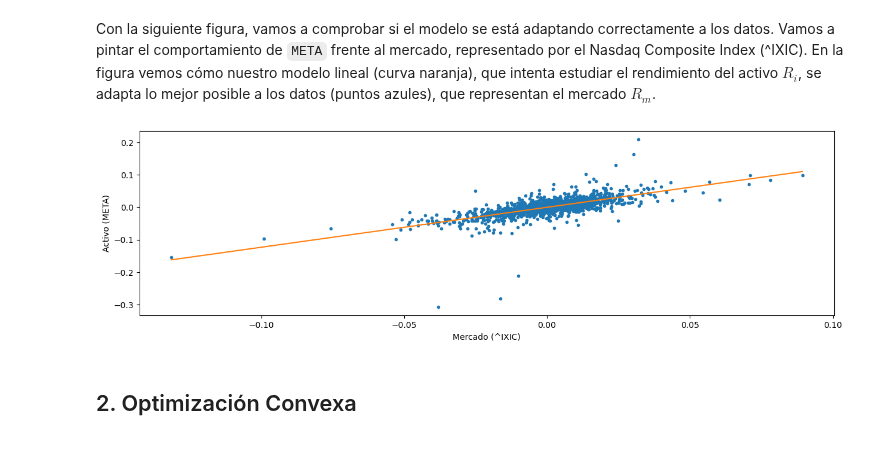
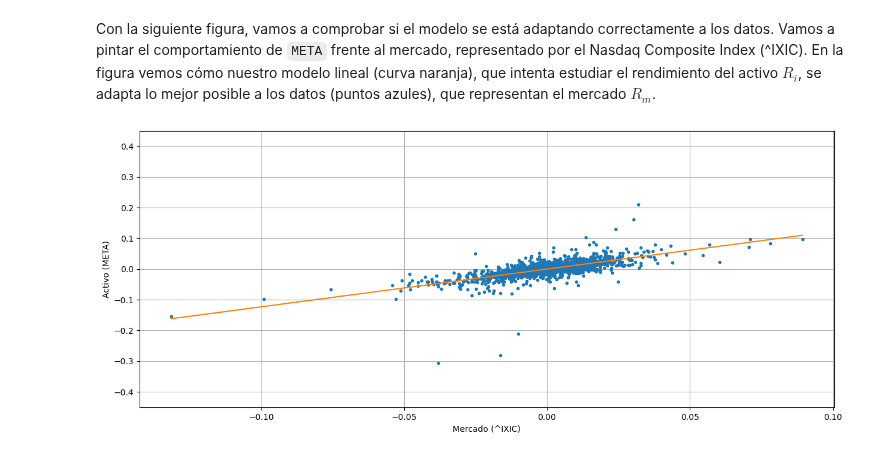
Before and after one commit to alfonso-santos/microcredencial-carteras-python-2023, a Jupyter notebook: Tema_3_Markowitz/src/optimizacion-Intro.ipynb, the cells around one changed output. Saved outputs shown, nothing was run; the diff lists cells and outputs as text; code cells hidden in the pictures.

```diff
--- a/Tema_3_Markowitz/src/optimizacion-Intro.ipynb
+++ b/Tema_3_Markowitz/src/optimizacion-Intro.ipynb
@@ -153,13 +161,13 @@ Comprobamos si coincide con la beta que nos da yahoo finance:
 # %% [markdown]
 Con la siguiente figura, vamos a comprobar si el modelo se está adaptando correctamente a los datos. Vamos a pintar el comportamiento de `META` frente al mercado, representado por el Nasdaq Composite Index (^IXIC). En la figura vemos cómo nuestro modelo lineal (curva naranja), que intenta estudiar el rendimiento del activo $R_i$, se adapta lo mejor posible a los datos (puntos azules), que representan el mercado $R_m$.
 # %%
-plt.figure(figsize=(15, 4))
+plt.figure(figsize=(15, 6))
 plt.plot(X, y, '.')
 plt.plot([X.min(), X.max()], [alpha + beta*X.min(), alpha + beta*X.max()])
 plt.xlabel("Mercado (^IXIC)")
 plt.ylabel("Activo (META)")
+plt.grid()
+plt.ylim(-0.45, 0.45)
 plt.show()
 # %% [output]
-[figure, old version]
+[figure, new version]
-# %% [markdown]
-## 2. Optimización Convexa
```
Also changed, not shown: parts of 37 cells of this notebook, 9 other files.
